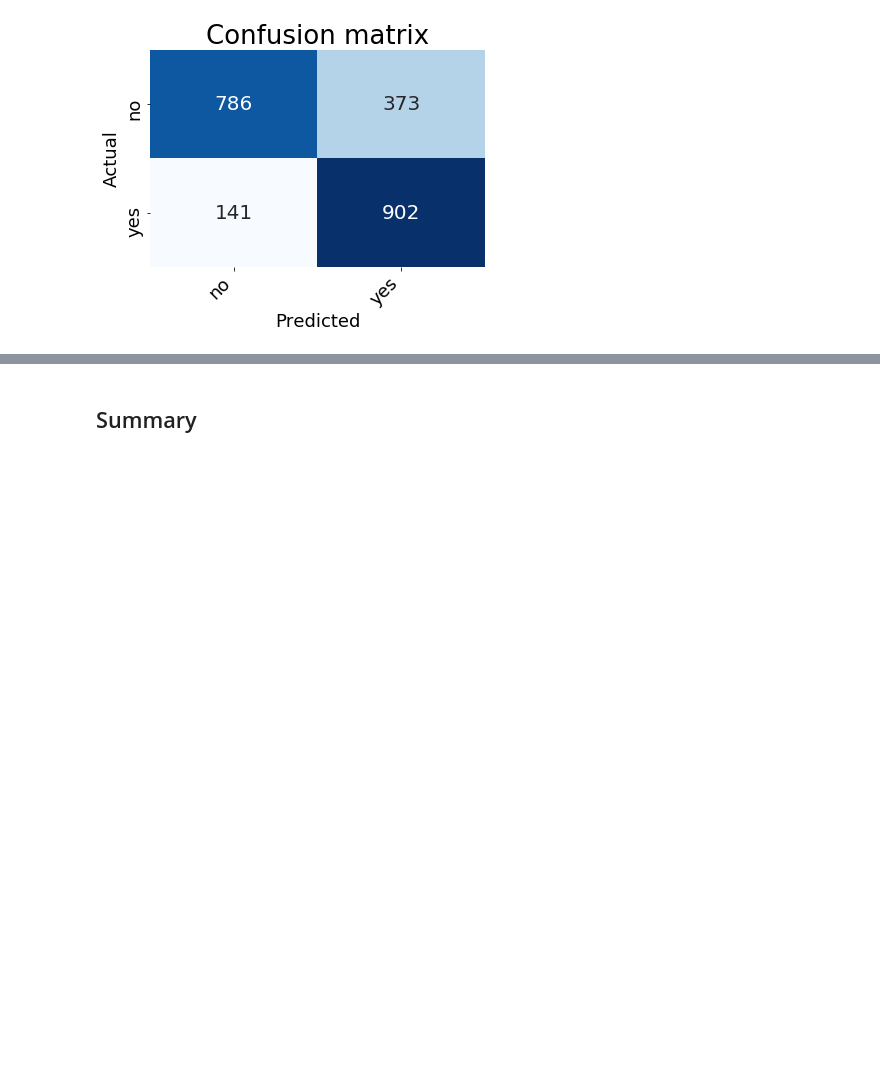
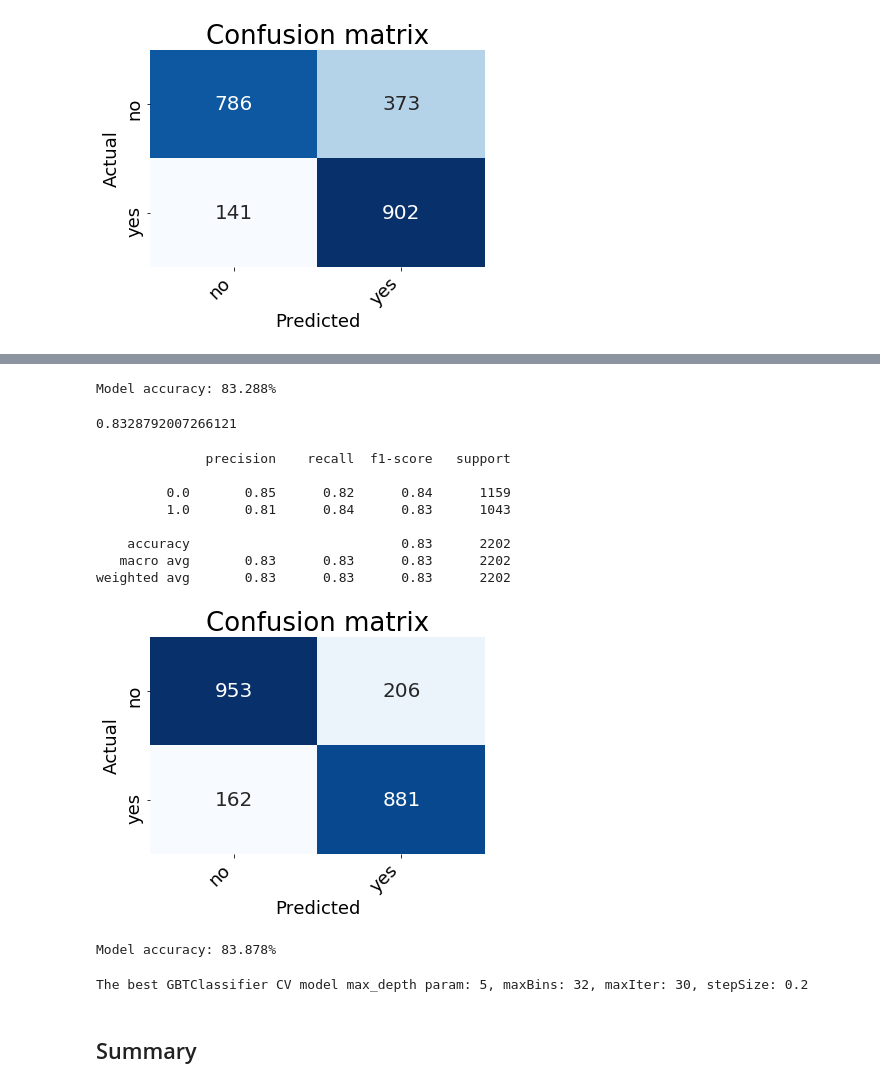
Before and after one commit to wojtek11530/Introduction-to-Big-Data-Analytics, a Jupyter notebook: list_5/BD_list5.ipynb, the cells around one changed output, grey strips where cells are left out. Cells and saved outputs as stored; diff of their text form; code cells hidden in the pictures; blank space fills up the shorter version.

```diff
--- a/list_5/BD_list5.ipynb
+++ b/list_5/BD_list5.ipynb
@@ -542,0 +535,4 @@ The best RandomForest CV model max_depth param: 5, maxBins: 16, numTrees: 30, im
+# %%
+gbt = GBTClassifier(featuresCol = 'selected_features', labelCol = 'label',stepSize=0.1, maxDepth=5, maxBins=32, maxIter=20)
+gbtModel = gbt.fit(train)
+gbt_predictions = gbtModel.transform(test)
@@ -542,0 +557,17 @@ The best RandomForest CV model max_depth param: 5, maxBins: 16, numTrees: 30, im
+# %%
+accuracy_m(gbt_predictions)
+# %% [output]
+Model accuracy: 83.288%
+0.8328792007266121
+# %%
+print_conf_matrix_and_report(gbt_predictions)
+# %% [output]
+              precision    recall  f1-score   support
+
+         0.0       0.85      0.82      0.84      1159
+         1.0       0.81      0.84      0.83      1043
+
+    accuracy                           0.83      2202
+   macro avg       0.83      0.83      0.83      2202
+weighted avg       0.83      0.83      0.83      2202
+[figure, added]
@@ -543,3 +586,17 @@ The best RandomForest CV model max_depth param: 5, maxBins: 16, numTrees: 30, im
+# %%
+best_gbt_model = gbt_cvModel.bestModel
+cv_gbt_predictions = best_gbt_model.transform(test)
+acc = accuracy_m(cv_gbt_predictions)
+best_accuracies[type(best_gbt_model).__name__] = acc
+# %% [output]
+Model accuracy: 83.878%
+# %%
+print('The best GBTClassifier CV model max_depth param: ' + str(best_gbt_model.getOrDefault('maxDepth'))\
+       + ", maxBins: " + str(best_gbt_model.getOrDefault('maxBins'))
+       + ", maxIter: " + str(best_gbt_model.getOrDefault('maxIter'))
+       + ", stepSize: " + str(best_gbt_model.getOrDefault('stepSize')))
+# %% [output]
+The best GBTClassifier CV model max_depth param: 5, maxBins: 32, maxIter: 30, stepSize: 0.2
 # %% [markdown]
 ## Summary
 # %%
```
Also changed, not shown: parts of 16 cells of this notebook.
